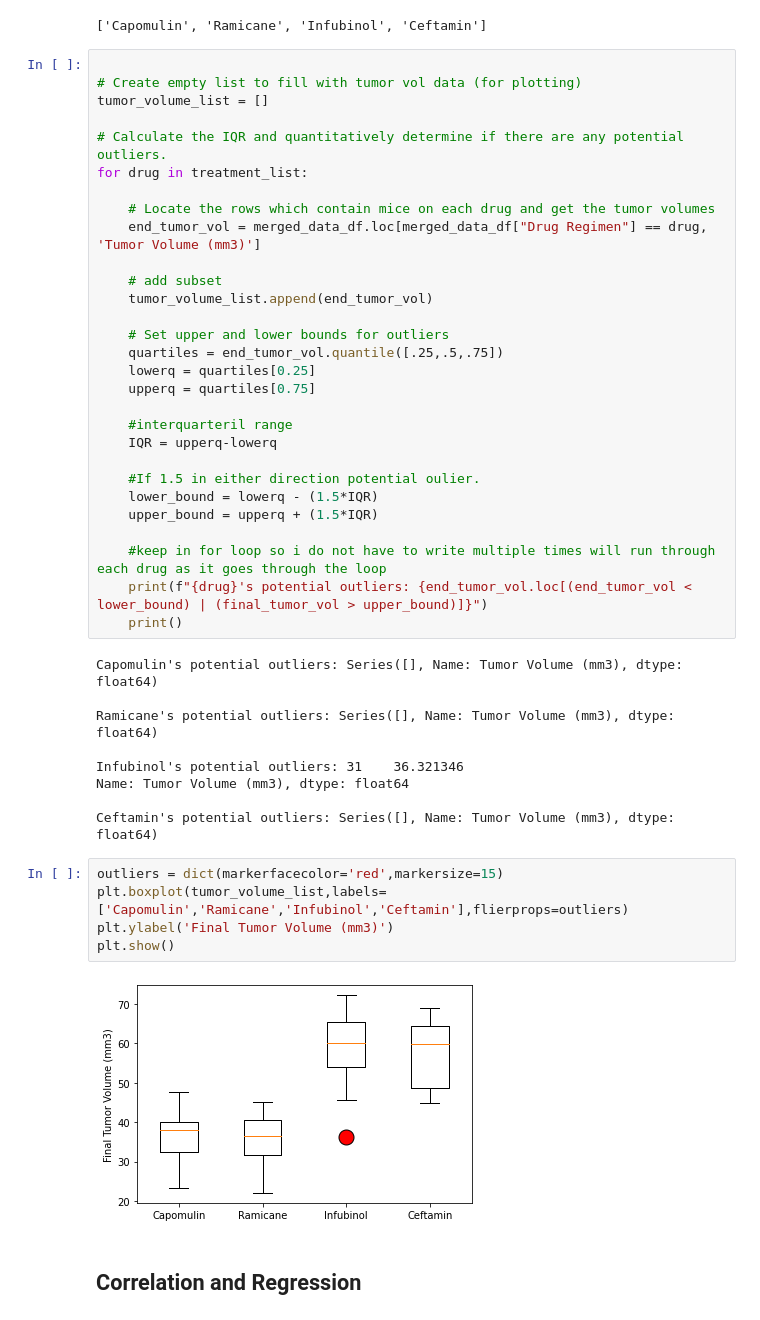
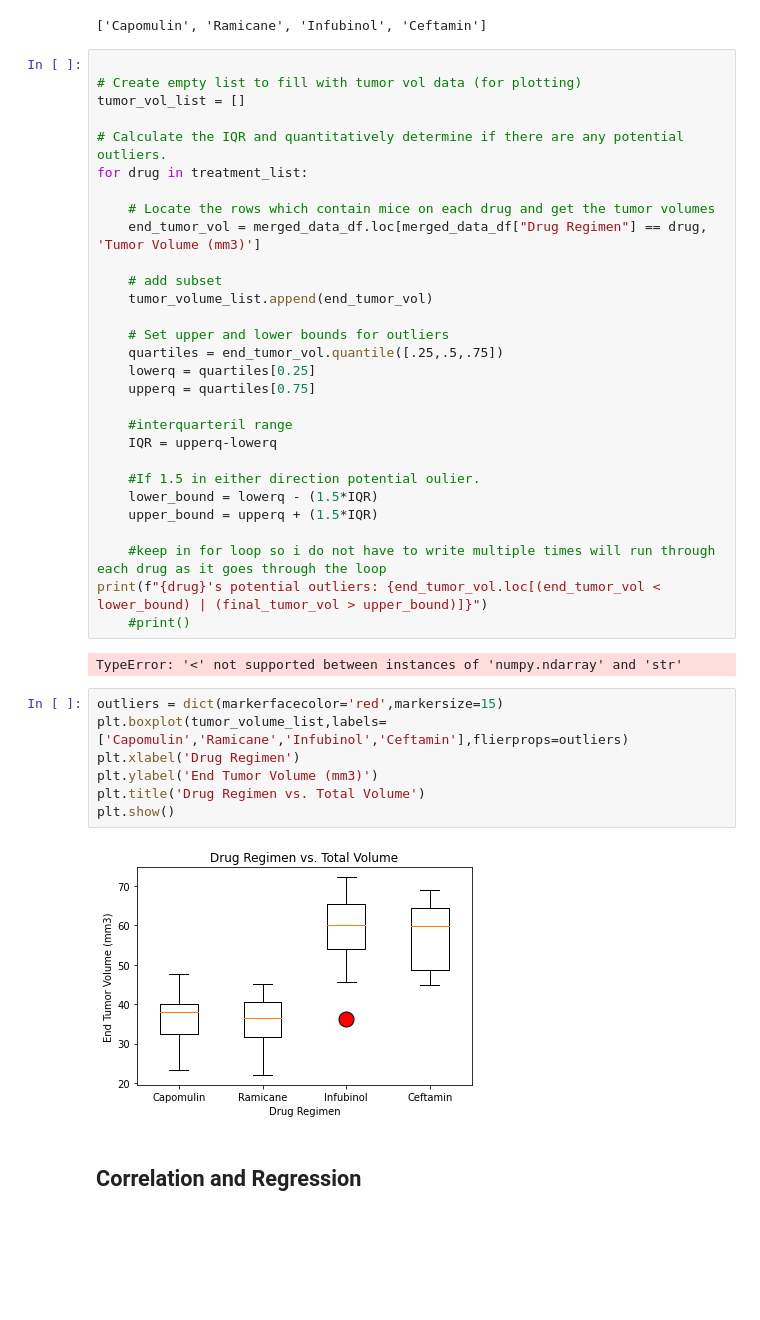
Before and after one commit to amunyhub/matplot-assignment, a Jupyter notebook: pymaceuticals_starter.ipynb, the cells around one changed output. Cells and saved outputs as stored; diff of their text form; blank space fills up the shorter version.

```diff
--- a/pymaceuticals_starter.ipynb
+++ b/pymaceuticals_starter.ipynb
@@ -290,7 +290,7 @@ drug_regimen
 # %%
 
 # Create empty list to fill with tumor vol data (for plotting)
-tumor_volume_list = []
+tumor_vol_list = []
 
 # Calculate the IQR and quantitatively determine if there are any potential outliers.
 for drug in treatment_list:
@@ -314,24 +314,19 @@ for drug in treatment_list:
     upper_bound = upperq + (1.5*IQR)
 
     #keep in for loop so i do not have to write multiple times will run through each drug as it goes through the loop
-    print(f"{drug}'s potential outliers: {end_tumor_vol.loc[(end_tumor_vol < lower_bound) | (final_tumor_vol > upper_bound)]}")
-    print()
+print(f"{drug}'s potential outliers: {end_tumor_vol.loc[(end_tumor_vol < lower_bound) | (final_tumor_vol > upper_bound)]}")
+    #print()
 # %% [output]
-Capomulin's potential outliers: Series([], Name: Tumor Volume (mm3), dtype: float64)
-
-Ramicane's potential outliers: Series([], Name: Tumor Volume (mm3), dtype: float64)
-
-Infubinol's potential outliers: 31    36.321346
-Name: Tumor Volume (mm3), dtype: float64
-
-Ceftamin's potential outliers: Series([], Name: Tumor Volume (mm3), dtype: float64)
+TypeError: '<' not supported between instances of 'numpy.ndarray' and 'str'
 # %%
 outliers = dict(markerfacecolor='red',markersize=15)
 plt.boxplot(tumor_volume_list,labels=['Capomulin','Ramicane','Infubinol','Ceftamin'],flierprops=outliers)
-plt.ylabel('Final Tumor Volume (mm3)')
+plt.xlabel('Drug Regimen')
+plt.ylabel('End Tumor Volume (mm3)')
+plt.title('Drug Regimen vs. Total Volume')
 plt.show()
 # %% [output]
-[figure, old version]
+[figure, new version]
 # %% [markdown]
 ## Correlation and Regression
 # %%
```
Also changed, not shown: parts of 11 cells of this notebook.
